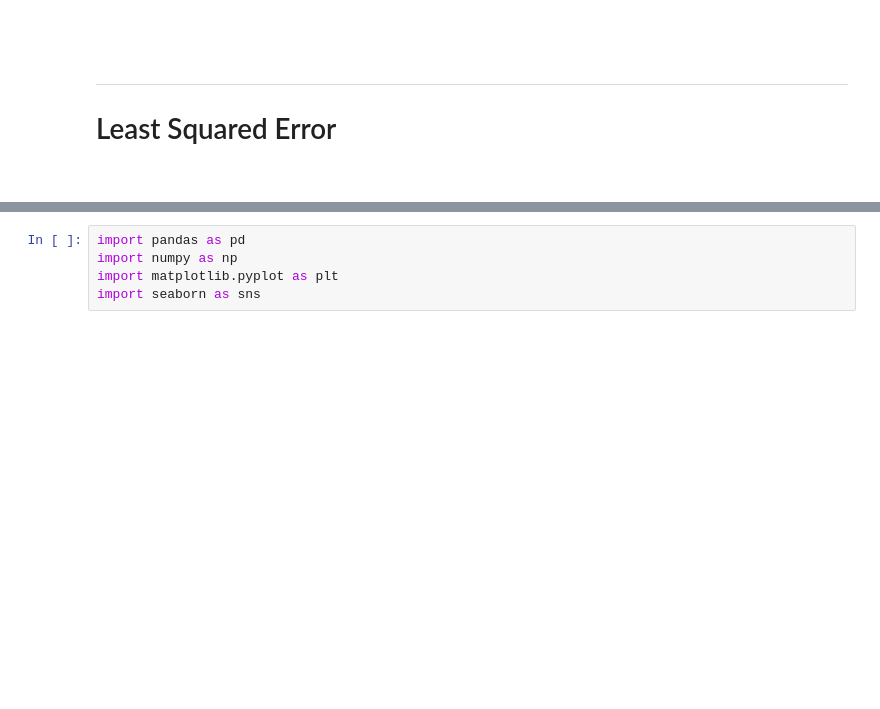
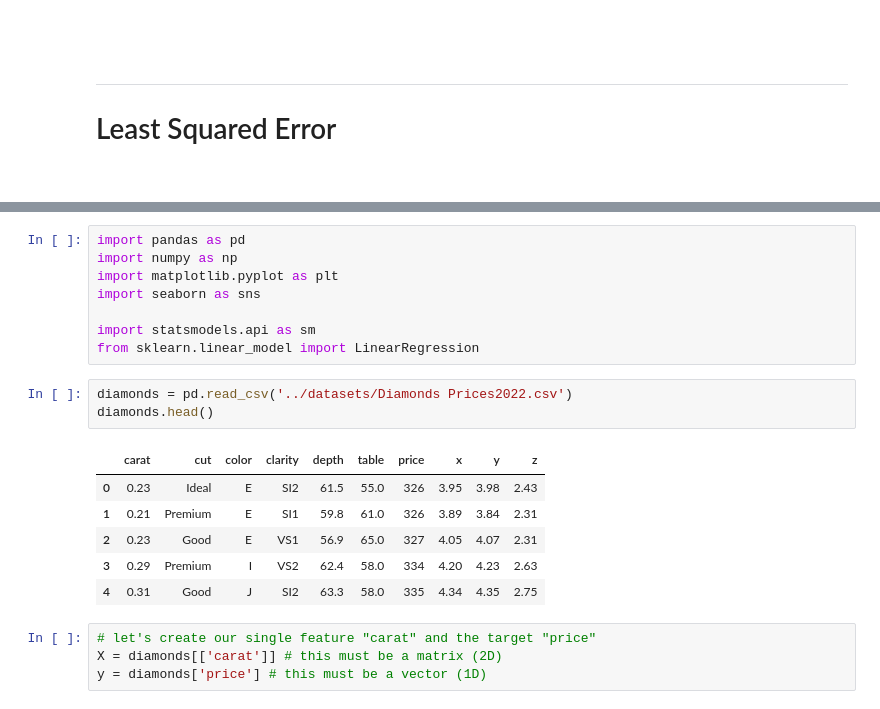
Before and after one commit to MiltonValleL/regression-and-forecasting, a Jupyter notebook: notebooks/02.simple_linear_regression.ipynb, the cells around one changed output, grey strips where cells are left out. Saved outputs shown, nothing was run; the diff lists cells and outputs as text; blank space fills up the shorter version.

Commit message:
linear regression in python

```diff
--- a/notebooks/02.simple_linear_regression.ipynb
+++ b/notebooks/02.simple_linear_regression.ipynb
@@ -138,3 +167,20 @@ import pandas as pd
 import numpy as np
 import matplotlib.pyplot as plt
 import seaborn as sns
+
+import statsmodels.api as sm
+from sklearn.linear_model import LinearRegression
+# %%
+diamonds = pd.read_csv('../datasets/Diamonds Prices2022.csv')
+diamonds.head()
+# %% [output]
+|  | carat | cut | color | clarity | depth | table | price | x | y | z |
+| 0 | 0.23 | Ideal | E | SI2 | 61.5 | 55.0 | 326 | 3.95 | 3.98 | 2.43 |
+| 1 | 0.21 | Premium | E | SI1 | 59.8 | 61.0 | 326 | 3.89 | 3.84 | 2.31 |
+| 2 | 0.23 | Good | E | VS1 | 56.9 | 65.0 | 327 | 4.05 | 4.07 | 2.31 |
+| 3 | 0.29 | Premium | I | VS2 | 62.4 | 58.0 | 334 | 4.20 | 4.23 | 2.63 |
+| 4 | 0.31 | Good | J | SI2 | 63.3 | 58.0 | 335 | 4.34 | 4.35 | 2.75 |
+# %%
+# let's create our single feature "carat" and the target "price"
+X = diamonds[['carat']] # this must be a matrix (2D)
+y = diamonds['price'] # this must be a vector (1D)
```
Also changed, not shown: parts of 8 cells of this notebook.
